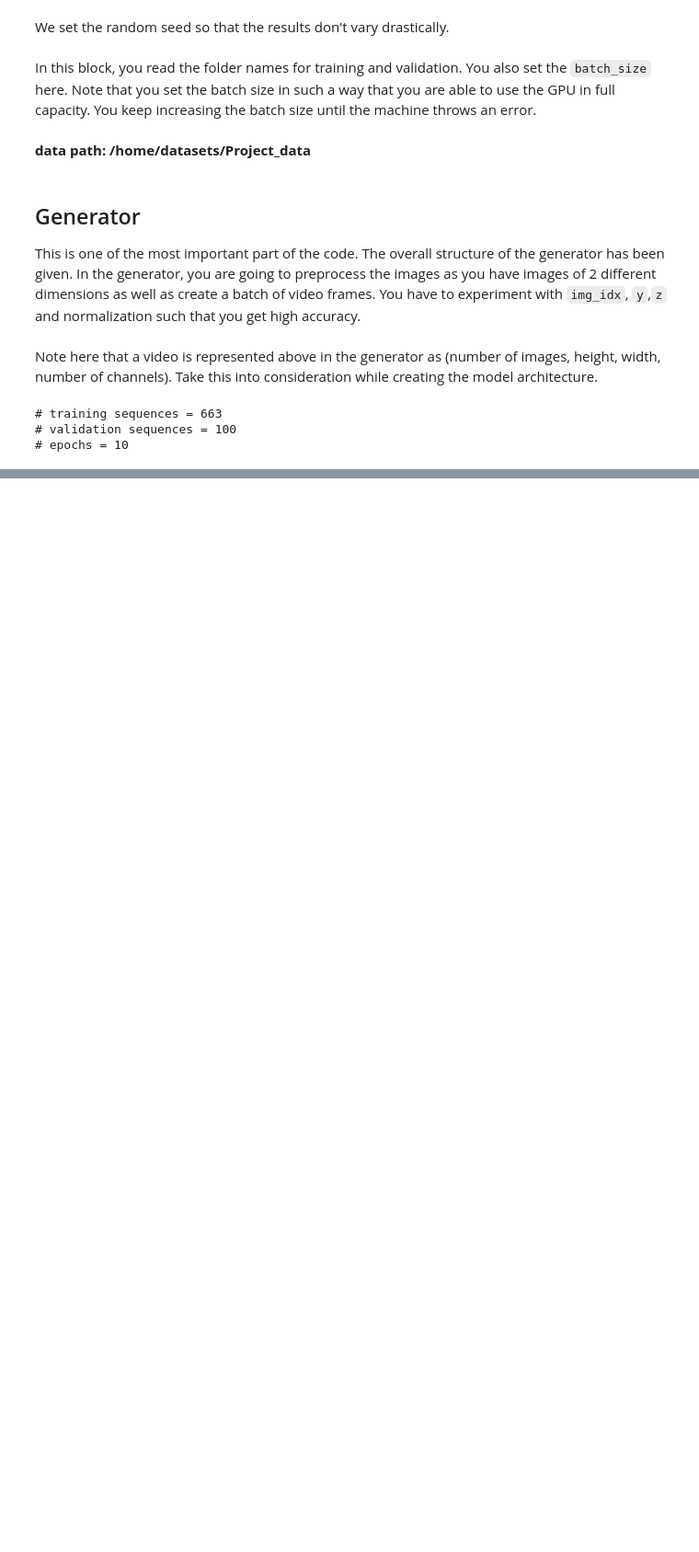
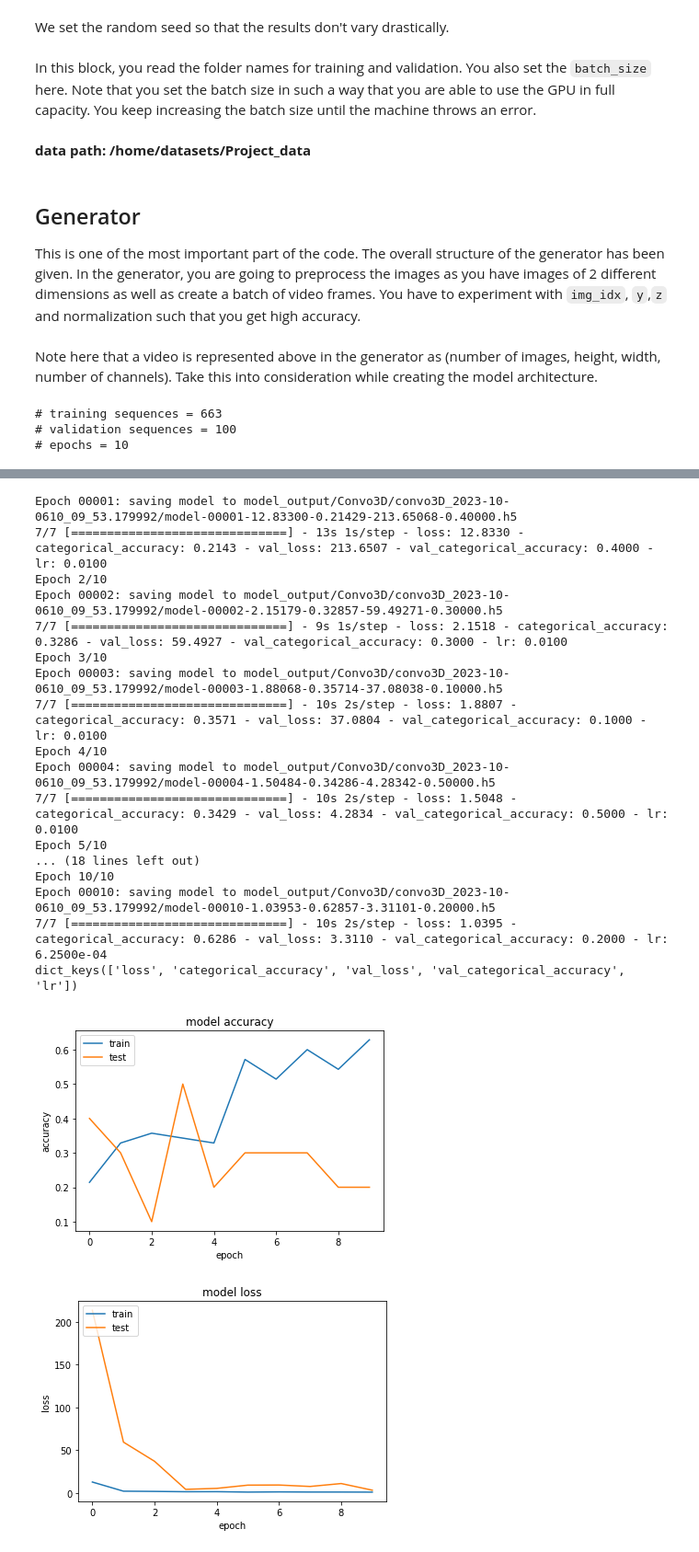
Before and after one commit to utsav-autoweb/gesture-recognition, a Jupyter notebook: utsav_monika_solution.ipynb, the cells around one changed output, grey strips where cells are left out. Shown: that part at 92% size. Saved outputs shown, nothing was run; the diff lists cells and outputs as text; code cells hidden in the pictures; blank space fills up the shorter version.

Commit message:
train_model fuction defined, trying out different models

```diff
--- a/utsav_monika_solution.ipynb
+++ b/utsav_monika_solution.ipynb
@@ -532,4 +108,0 @@ Now that you have written the model, the next step is to `compile` the model. Wh
-# %%
-sgd = optimizers.SGD(lr=0.001, decay=1e-6, momentum=0.7, nesterov=True)
-model.compile(optimizer=sgd, loss='categorical_crossentropy', metrics=['categorical_accuracy'])
-print (model.summary())
@@ -558,3 +108,0 @@ Let us create the `train_generator` and the `val_generator` which will be used i
-# %%
-train_generator = generator(train_path, train_doc, 64, ablation=False)
-val_generator = generator(val_path, val_doc, 64, ablation=False)
@@ -591,4 +108,0 @@ Let us now fit the model. This will start training the model and with the help o
-# %%
-model.fit(train_generator, steps_per_epoch=steps_per_epoch, epochs=10, verbose=1,
-                    callbacks=callbacks_list, validation_data=val_generator,
-                    validation_steps=validation_steps, class_weight=None, workers=1, initial_epoch=0)
@@ -603,0 +210,29 @@ InvalidArgumentError:  logits and labels must be broadcastable: logits_size=[0,5
+# %%
+from keras.models import Sequential, Model
+from keras.layers import Dense, GRU, Flatten, TimeDistributed, GlobalAveragePooling2D, GlobalAveragePooling3D, ZeroPadding3D, BatchNormalization, Activation, Dropout, ConvLSTM2D
+from keras.layers.convolutional import Conv3D, MaxPooling3D
+from keras.callbacks import ModelCheckpoint, ReduceLROnPlateau
+from keras import optimizers
+input_shape = (18, 120, 120, 3)
+
+model = Sequential()
+
+model.add(Conv3D(128, (3,3,3), padding='same', activation='relu', input_shape=input_shape))
+model.add(BatchNormalization())
+model.add(MaxPooling3D(pool_size=(2,2,2)))
+
+model.add(Conv3D(64, (3, 3,3), padding='same', activation='relu'))
+model.add(BatchNormalization())
+model.add(MaxPooling3D(pool_size=(2,2,2)))
+
+model.add(Conv3D(32, (3, 3,3), padding='same', activation='relu'))
+model.add(BatchNormalization())
+model.add(MaxPooling3D(pool_size=(2,2,2)))
+
+model.add(Dropout(0.2))
+
+model.add(Flatten())
+
+model.add(Dense(128, activation='relu'))
+model.add(Dense(5))
+model.add(Activation('softmax'))
@@ -603,0 +244,3 @@ InvalidArgumentError:  logits and labels must be broadcastable: logits_size=[0,5
+# %%
+train_model(model, 'Convo3D', 'convo3D', 10, True )
+# %% [output]
@@ -603,0 +265,19 @@ InvalidArgumentError:  logits and labels must be broadcastable: logits_size=[0,5
+Epoch 00001: saving model to model_output/Convo3D/convo3D_2023-10-0610_09_53.179992/model-00001-12.83300-0.21429-213.65068-0.40000.h5
+7/7 [==============================] - 13s 1s/step - loss: 12.8330 - categorical_accuracy: 0.2143 - val_loss: 213.6507 - val_categorical_accuracy: 0.4000 - lr: 0.0100
+Epoch 2/10
+Epoch 00002: saving model to model_output/Convo3D/convo3D_2023-10-0610_09_53.179992/model-00002-2.15179-0.32857-59.49271-0.30000.h5
+7/7 [==============================] - 9s 1s/step - loss: 2.1518 - categorical_accuracy: 0.3286 - val_loss: 59.4927 - val_categorical_accuracy: 0.3000 - lr: 0.0100
+Epoch 3/10
+Epoch 00003: saving model to model_output/Convo3D/convo3D_2023-10-0610_09_53.179992/model-00003-1.88068-0.35714-37.08038-0.10000.h5
+7/7 [==============================] - 10s 2s/step - loss: 1.8807 - categorical_accuracy: 0.3571 - val_loss: 37.0804 - val_categorical_accuracy: 0.1000 - lr: 0.0100
+Epoch 4/10
+Epoch 00004: saving model to model_output/Convo3D/convo3D_2023-10-0610_09_53.179992/model-00004-1.50484-0.34286-4.28342-0.50000.h5
+7/7 [==============================] - 10s 2s/step - loss: 1.5048 - categorical_accuracy: 0.3429 - val_loss: 4.2834 - val_categorical_accuracy: 0.5000 - lr: 0.0100
+Epoch 5/10
+... (18 lines left out)
+Epoch 10/10
+Epoch 00010: saving model to model_output/Convo3D/convo3D_2023-10-0610_09_53.179992/model-00010-1.03953-0.62857-3.31101-0.20000.h5
+7/7 [==============================] - 10s 2s/step - loss: 1.0395 - categorical_accuracy: 0.6286 - val_loss: 3.3110 - val_categorical_accuracy: 0.2000 - lr: 6.2500e-04
+dict_keys(['loss', 'categorical_accuracy', 'val_loss', 'val_categorical_accuracy', 'lr'])
+[figure, added]
+[figure, added]
```
Also changed, not shown: parts of 53 cells of this notebook.
